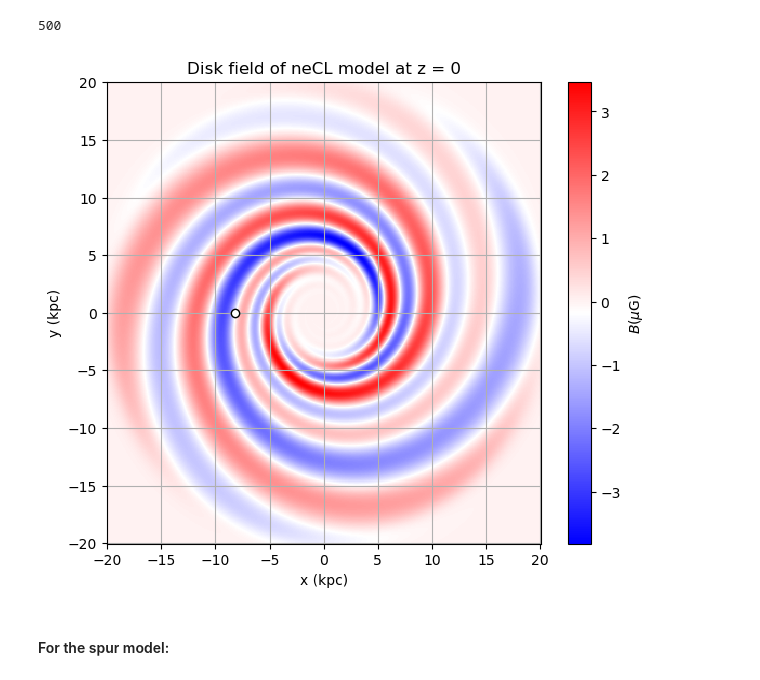
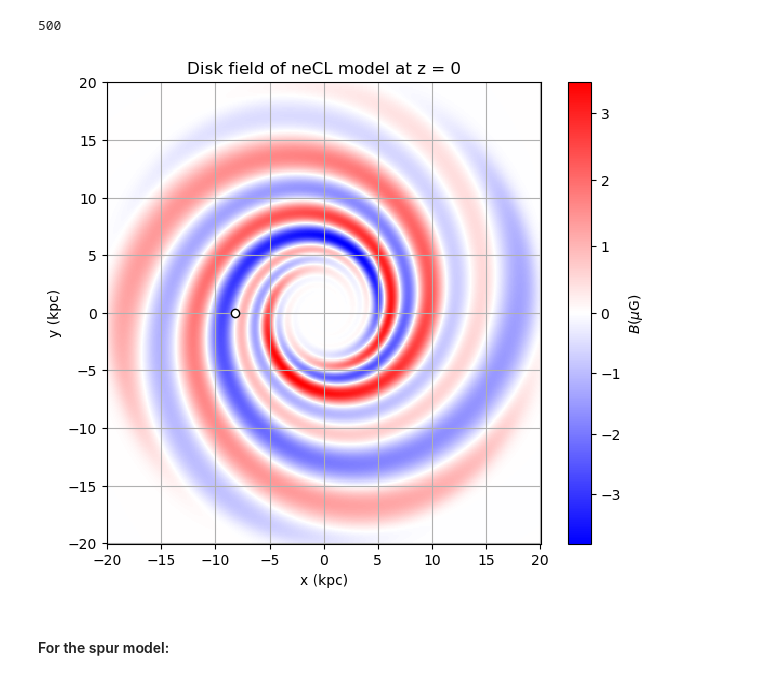
Before and after one commit to me-manu/gammaALPs, a Jupyter notebook: notebooks/example_UF23.ipynb, the cells around one changed output. Cells and saved outputs as stored; diff of their text form; code cells hidden in the pictures.

Commit message:
working on the twistx model plot

```diff
--- a/notebooks/example_UF23.ipynb
+++ b/notebooks/example_UF23.ipynb
@@ -54,19 +55,20 @@ for i,r in enumerate(rr[...,idz]):
 # %%
 plt.figure(figsize=(7,6))
 
-p = plt.pcolormesh(xx[...,idz], yy[...,idz], Bdisk, cmap = plt.cm.bwr, shading='auto')
+norm = TwoSlopeNorm(vmin=Bdisk.min(), vcenter=0, vmax=Bdisk.max())
+p = plt.pcolormesh(xx[...,idz], yy[...,idz], Bdisk, norm=norm, cmap = plt.cm.bwr, shading='auto')
 
 plt.xlabel('x (kpc)')
 plt.ylabel('y (kpc)')
 plt.colorbar(p, label = '$B (\mu\mathrm{G})$')
 plt.title(f"Disk field of {model} model at z = {zplot}")
 
 plt.plot(-8.2, 0., marker='o', mec='k', mfc='w')
 plt.grid()
 
 plt.show()
 # %% [output]
-[figure, old version]
+[figure, new version]
 # %% [markdown]
 #### For the spur model:
 # %%
```
Also changed, not shown: parts of 4 cells of this notebook, 1 other file.
